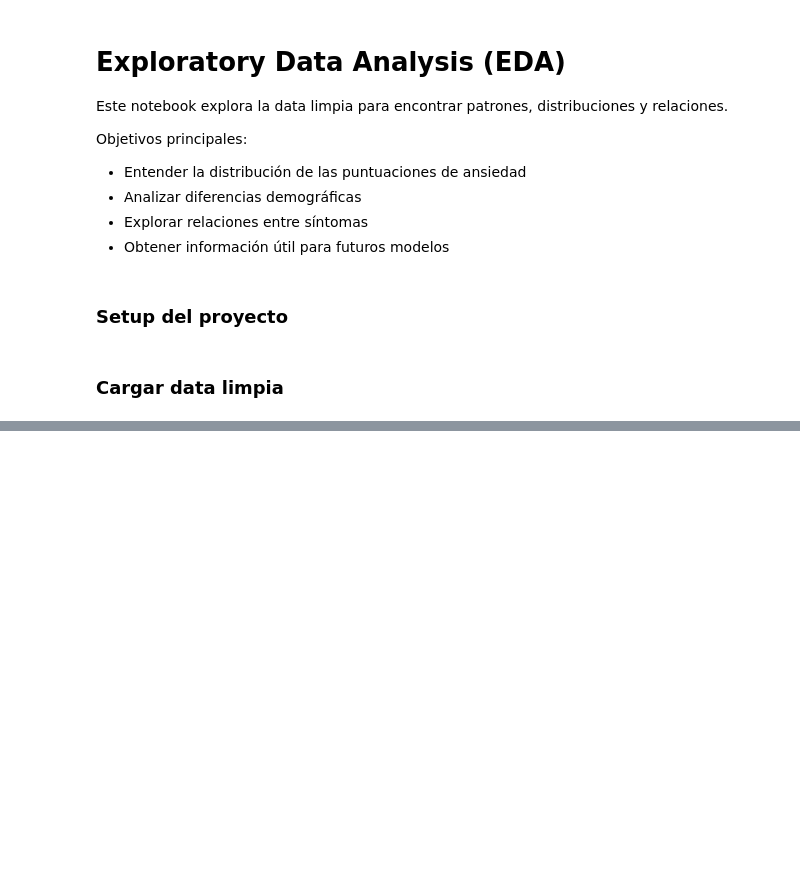
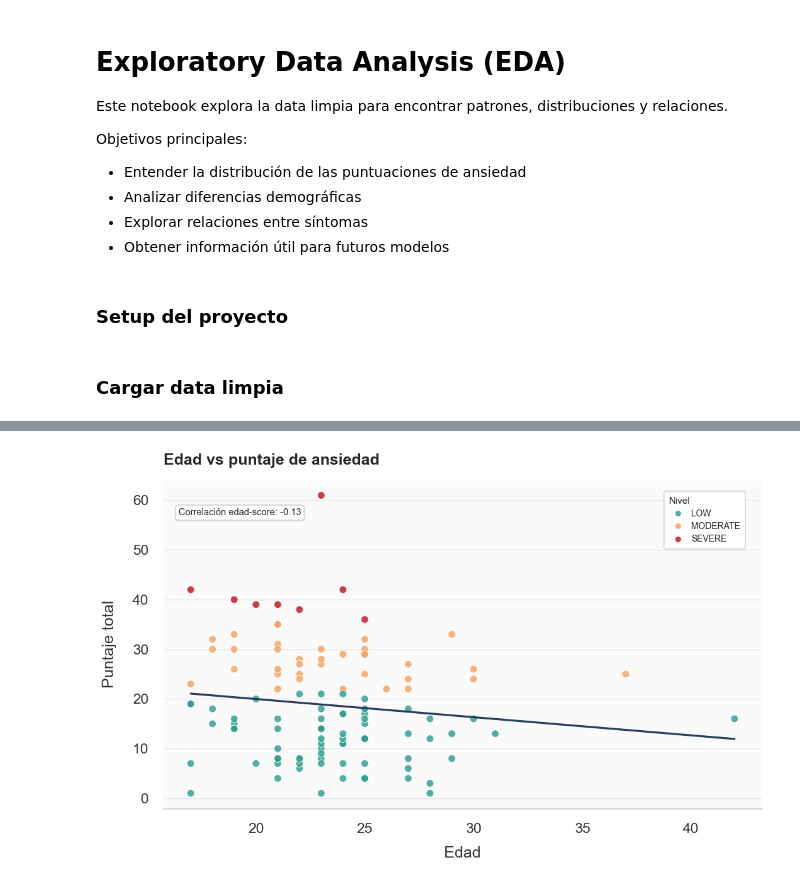
Before and after one commit to homeless-coder/bai-analysis, a Jupyter notebook: notebooks/02_eda.ipynb, the cells around one changed output, grey strips where cells are left out. Saved outputs shown, nothing was run; the diff lists cells and outputs as text; code cells hidden in the pictures; blank space fills up the shorter version.

```diff
--- a/notebooks/02_eda.ipynb
+++ b/notebooks/02_eda.ipynb
@@ -39,0 +335,85 @@ df.head()
+# %%
+if "polish_axes" not in globals():
+    def polish_axes(ax):
+        ax.grid(axis="y", color="#E6E6E6", linewidth=1)
+        ax.grid(axis="x", visible=False)
+        sns.despine(ax=ax, left=True, bottom=False)
+        ax.title.set_color("#222222")
+        return ax
+
+if "save_plot" not in globals():
+    from src.config import OUTPUTS_FIGURES
+    OUTPUTS_FIGURES.mkdir(parents=True, exist_ok=True)
+
+    def save_plot(fig, filename):
+        fig.tight_layout()
+        fig.savefig(OUTPUTS_FIGURES / filename, dpi=180, bbox_inches="tight")
+
+CATEGORY_ORDER = globals().get("CATEGORY_ORDER", ["LOW", "MODERATE", "SEVERE"])
+CATEGORY_PALETTE = globals().get("CATEGORY_PALETTE", {
+    "LOW": "#2A9D8F",
+    "MODERATE": "#F4A261",
+    "SEVERE": "#C1121F",
+})
+
+fig, ax = plt.subplots(figsize=(11, 7))
+sns.scatterplot(
+    data=df,
+    x="age",
+    y="totalScore",
+    hue="category",
+    hue_order=CATEGORY_ORDER,
+    palette=CATEGORY_PALETTE,
+    s=72,
+    alpha=0.82,
+    edgecolor="white",
+    linewidth=0.8,
+    ax=ax,
+)
+sns.regplot(
+    data=df,
+    x="age",
+    y="totalScore",
+    scatter=False,
+    ci=None,
+    color="#1D3557",
+    line_kws={"linewidth": 2.3, "alpha": 0.95},
+    ax=ax,
+)
+
+corr = df[["age", "totalScore"]].corr().iloc[0, 1]
+ax.text(
+    0.025,
+    0.915,
+    f"Correlación edad-score: {corr:.2f}",
+    transform=ax.transAxes,
+    ha="left",
+    va="top",
+    fontsize=10.5,
+    bbox={"boxstyle": "round,pad=0.35", "facecolor": "white", "edgecolor": "#D6D6D6"},
+)
+legend = ax.legend(
+    title="Nivel",
+    frameon=True,
+    facecolor="white",
+    edgecolor="#D6D6D6",
+    loc="upper right",
+    bbox_to_anchor=(0.98, 0.98),
+    borderpad=0.6,
+    labelspacing=0.45,
+    handletextpad=0.5,
+    markerscale=0.85,
+    fontsize=10,
+    title_fontsize=11,
+)
+legend._legend_box.align = "left"
+
+ax.set_title("Edad vs puntaje de ansiedad", loc="left", pad=18)
+ax.set_xlabel("Edad", labelpad=12)
+ax.set_ylabel("Puntaje total", labelpad=18)
+ax.tick_params(axis="both", pad=8)
+polish_axes(ax)
+save_plot(fig, "age_vs_anxiety.png")
+plt.show()
+# %% [output]
+[figure, added]
```
Also changed, not shown: parts of 12 cells of this notebook, 4 other files.
